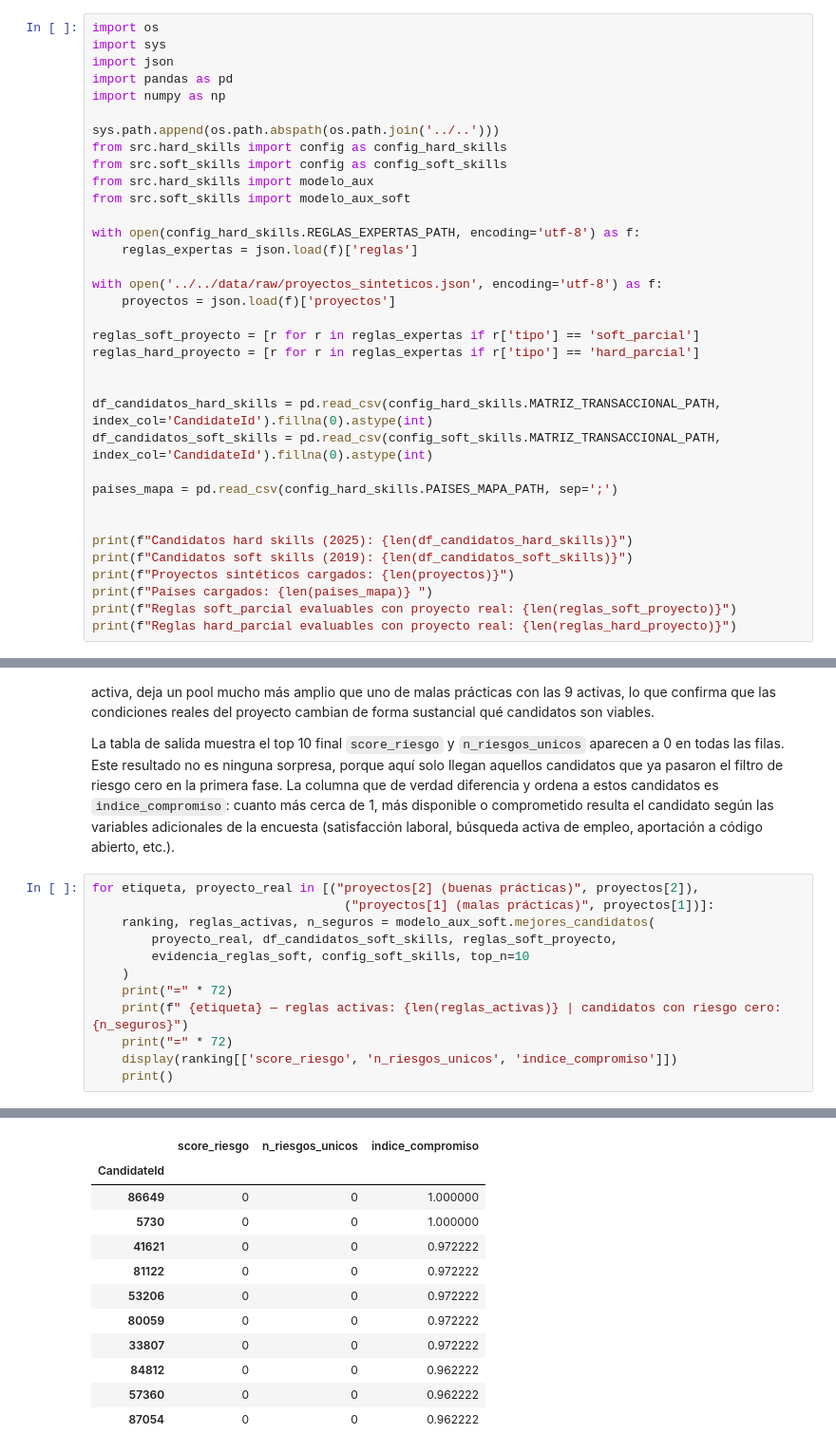
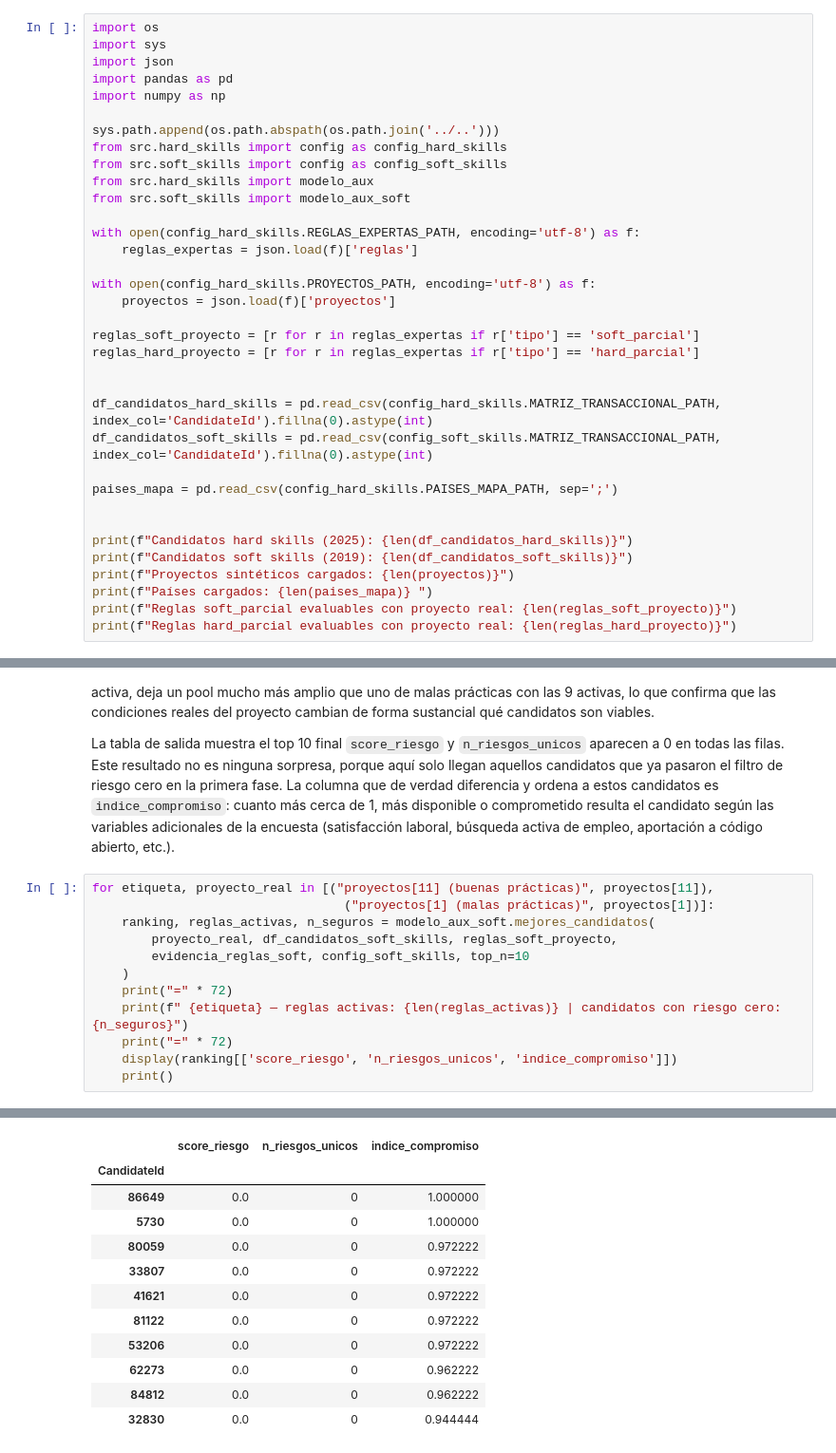
Before and after one commit to Miguel-Angel-SM-Camacho/tfm-miguel-angel, a Jupyter notebook: notebooks/RESULTADOS RANKINGS FINAL SOFT Y HARD SKILLS/05_FRAMEWORK_FINAL_RANKING.ipynb, the cells around one changed output, grey strips where cells are left out. Shown at 95% size. Cells and saved outputs as stored; diff of their text form.

```diff
--- a/notebooks/RESULTADOS RANKINGS FINAL SOFT Y HARD SKILLS/05_FRAMEWORK_FINAL_RANKING.ipynb
+++ b/notebooks/RESULTADOS RANKINGS FINAL SOFT Y HARD SKILLS/05_FRAMEWORK_FINAL_RANKING.ipynb
@@ -72,7 +72,7 @@ from src.soft_skills import modelo_aux_soft
 with open(config_hard_skills.REGLAS_EXPERTAS_PATH, encoding='utf-8') as f:
     reglas_expertas = json.load(f)['reglas']
 
-with open('../../data/raw/proyectos_sinteticos.json', encoding='utf-8') as f:
+with open(config_hard_skills.PROYECTOS_PATH, encoding='utf-8') as f:
     proyectos = json.load(f)['proyectos']
 
 reglas_soft_proyecto = [r for r in reglas_expertas if r['tipo'] == 'soft_parcial']
@@ -350,7 +356,7 @@ En la cabecera de los bloques mostramos cuántas reglas activa ese proyecto en c
 
 La tabla de salida muestra el top 10 final `score_riesgo` y `n_riesgos_unicos` aparecen a 0 en todas las filas. Este resultado no es ninguna sorpresa, porque aquí solo llegan aquellos candidatos que ya pasaron el filtro de riesgo cero en la primera fase.  La columna que de verdad diferencia y ordena a estos candidatos es `indice_compromiso`: cuanto más cerca de 1, más disponible o comprometido resulta el candidato según las variables adicionales de la encuesta (satisfacción laboral, búsqueda activa de empleo, aportación a código abierto, etc.).
 # %%
-for etiqueta, proyecto_real in [("proyectos[2] (buenas prácticas)", proyectos[2]),
+for etiqueta, proyecto_real in [("proyectos[11] (buenas prácticas)", proyectos[11]),
                                   ("proyectos[1] (malas prácticas)", proyectos[1])]:
     ranking, reglas_activas, n_seguros = modelo_aux_soft.mejores_candidatos(
         proyecto_real, df_candidatos_soft_skills, reglas_soft_proyecto,
@@ -367,16 +373,16 @@ for etiqueta, proyecto_real in [("proyectos[2] (buenas prácticas)", proyectos[2
 ========================================================================
 |  | score_riesgo | n_riesgos_unicos | indice_compromiso |
 | CandidateId |  |  |  |
-| 86649 | 0 | 0 | 1.000000 |
-| 5730 | 0 | 0 | 1.000000 |
-| 41621 | 0 | 0 | 0.972222 |
-| 81122 | 0 | 0 | 0.972222 |
-| 53206 | 0 | 0 | 0.972222 |
-| 80059 | 0 | 0 | 0.972222 |
-| 33807 | 0 | 0 | 0.972222 |
-| 84812 | 0 | 0 | 0.962222 |
-| 57360 | 0 | 0 | 0.962222 |
-| 87054 | 0 | 0 | 0.962222 |
+| 86649 | 0.0 | 0 | 1.000000 |
+| 5730 | 0.0 | 0 | 1.000000 |
+| 80059 | 0.0 | 0 | 0.972222 |
+| 33807 | 0.0 | 0 | 0.972222 |
+| 41621 | 0.0 | 0 | 0.972222 |
+| 81122 | 0.0 | 0 | 0.972222 |
+| 53206 | 0.0 | 0 | 0.972222 |
+| 62273 | 0.0 | 0 | 0.962222 |
+| 84812 | 0.0 | 0 | 0.962222 |
+| 32830 | 0.0 | 0 | 0.944444 |
 ========================================================================
  proyectos[1] (malas prácticas) — reglas activas: 9 | candidatos con riesgo cero: 29305
 ========================================================================
```
Also changed, not shown: parts of 3 cells of this notebook, 8 other files.
